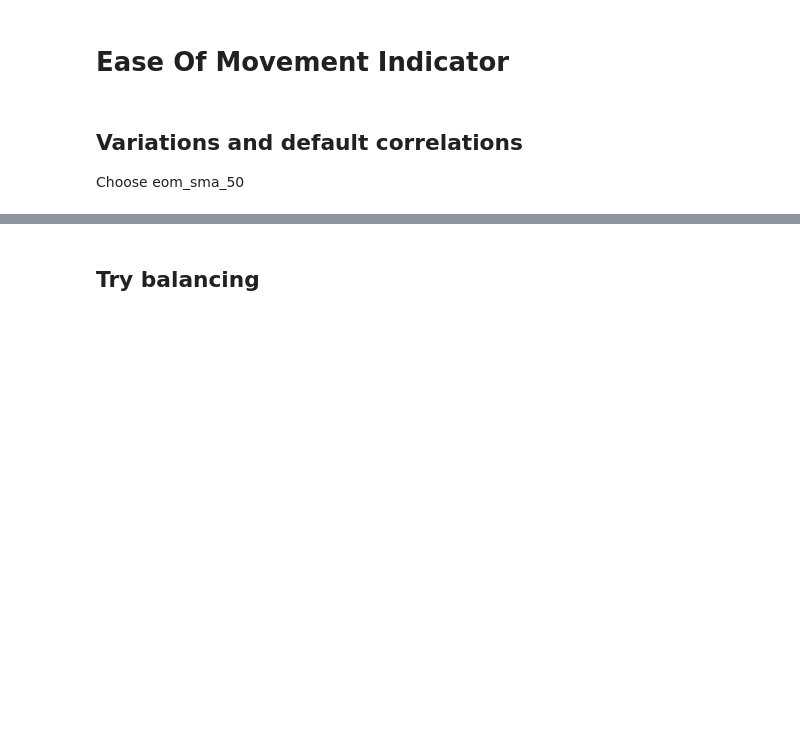
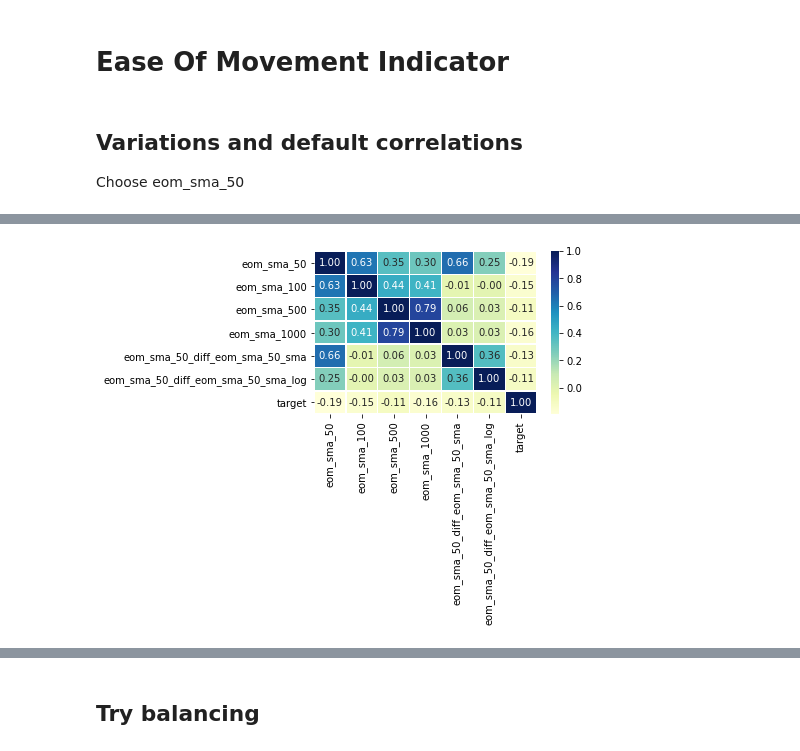
Before and after one commit to sunnymnie/bitcoin-printer, a Jupyter notebook: analysis-features/volume-eom-emv.ipynb, the cells around one changed output, grey strips where cells are left out. Cells and saved outputs as stored; diff of their text form; code cells hidden in the pictures; blank space fills up the shorter version.

```diff
--- a/analysis-features/volume-eom-emv.ipynb
+++ b/analysis-features/volume-eom-emv.ipynb
@@ -58,0 +66,14 @@ plt.show()
+# %%
+indicators = list(df.columns)[13:]
+indicators.append("target")
+
+d = df[list(indicators)].copy()
+corr_matrix = d.corr()
+fig, ax = plt.subplots(figsize=(5, 3))
+ax = sns.heatmap(corr_matrix,
+                 annot=True,
+                 linewidths=0.5,
+                 fmt=".2f",
+                 cmap="YlGnBu")
+# %% [output]
+[figure, added]
```
Also changed, not shown: parts of 11 cells of this notebook, 13 other files.
